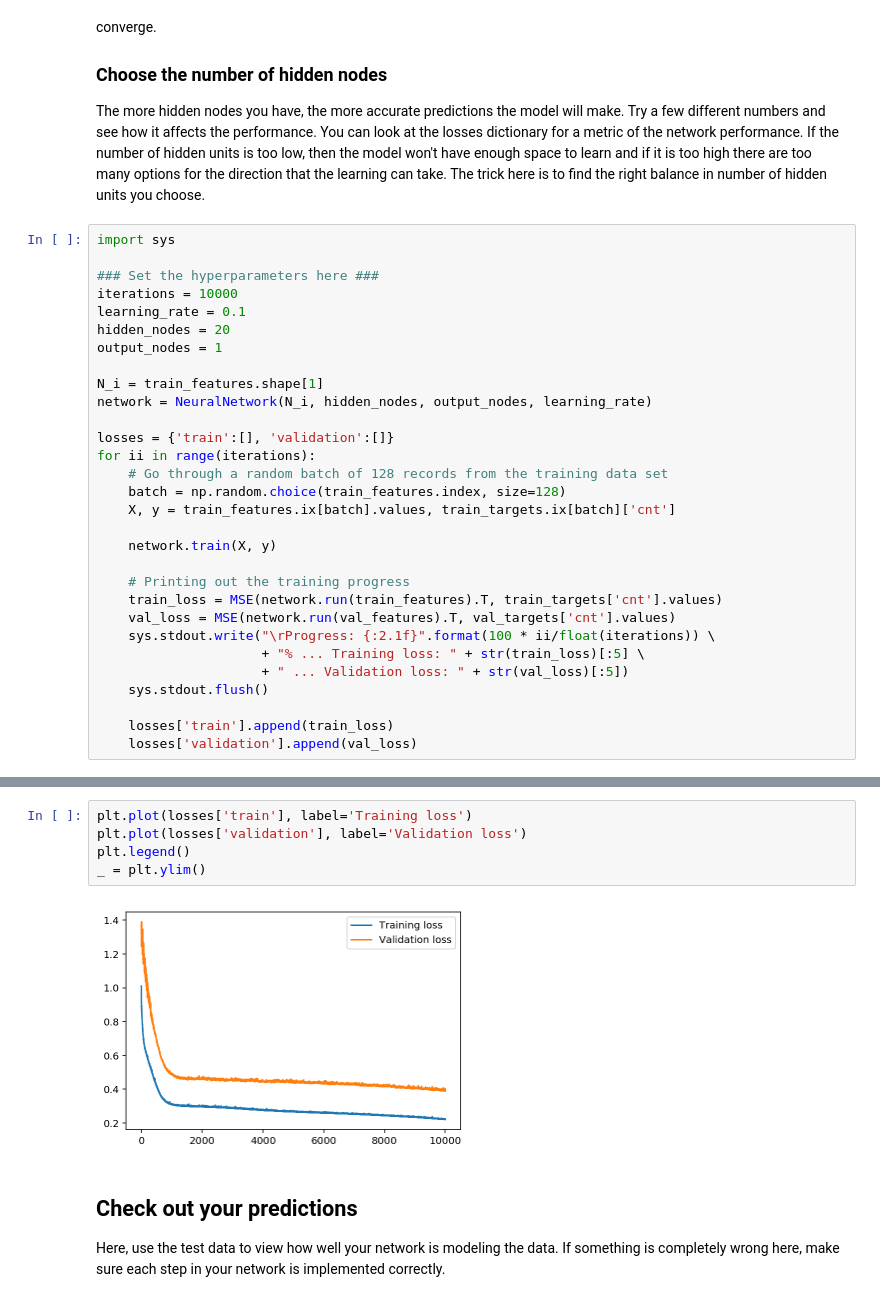
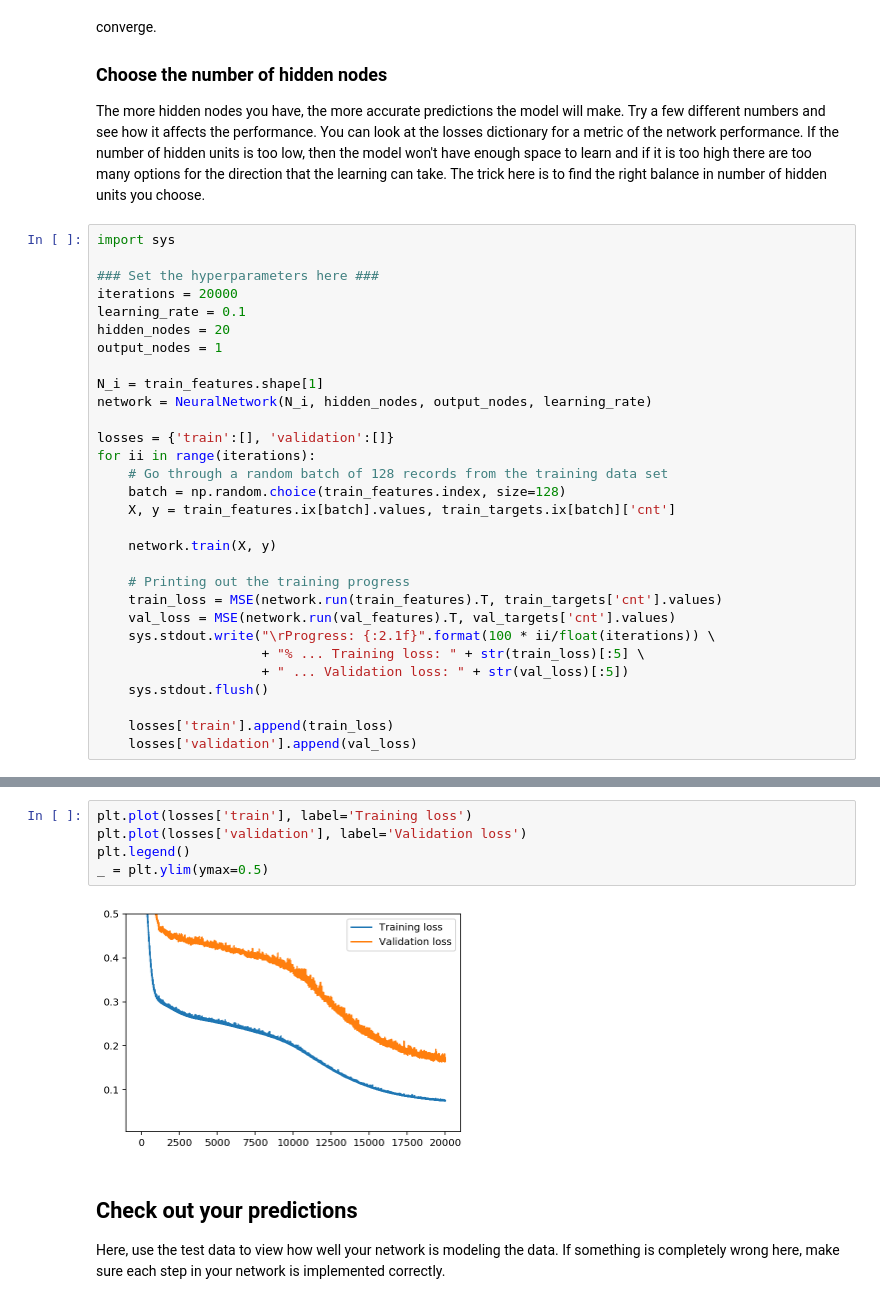
Before and after one commit to cmiller112000/deep-learning, a Jupyter notebook: first-neural-network/Your_first_neural_network.ipynb, the cells around one changed output, grey strips where cells are left out. Saved outputs shown, nothing was run; the diff lists cells and outputs as text.

```diff
--- a/first-neural-network/Your_first_neural_network.ipynb
+++ b/first-neural-network/Your_first_neural_network.ipynb
@@ -306,7 +306,7 @@ The more hidden nodes you have, the more accurate predictions the model will mak
 import sys
 
 ### Set the hyperparameters here ###
-iterations = 10000
+iterations = 20000
 learning_rate = 0.1
 hidden_nodes = 20
 output_nodes = 1
@@ -337,10 +337,10 @@ Progress: 100.0% ... Training loss: 0.221 ... Validation loss: 0.390
 # %%
 plt.plot(losses['train'], label='Training loss')
 plt.plot(losses['validation'], label='Validation loss')
 plt.legend()
-_ = plt.ylim()
+_ = plt.ylim(ymax=0.5)
 # %% [output]
-[figure, old version]
+[figure, new version]
 # %% [markdown]
 ## Check out your predictions
 
```
Also changed, not shown: parts of 2 cells of this notebook, 1 other file.
